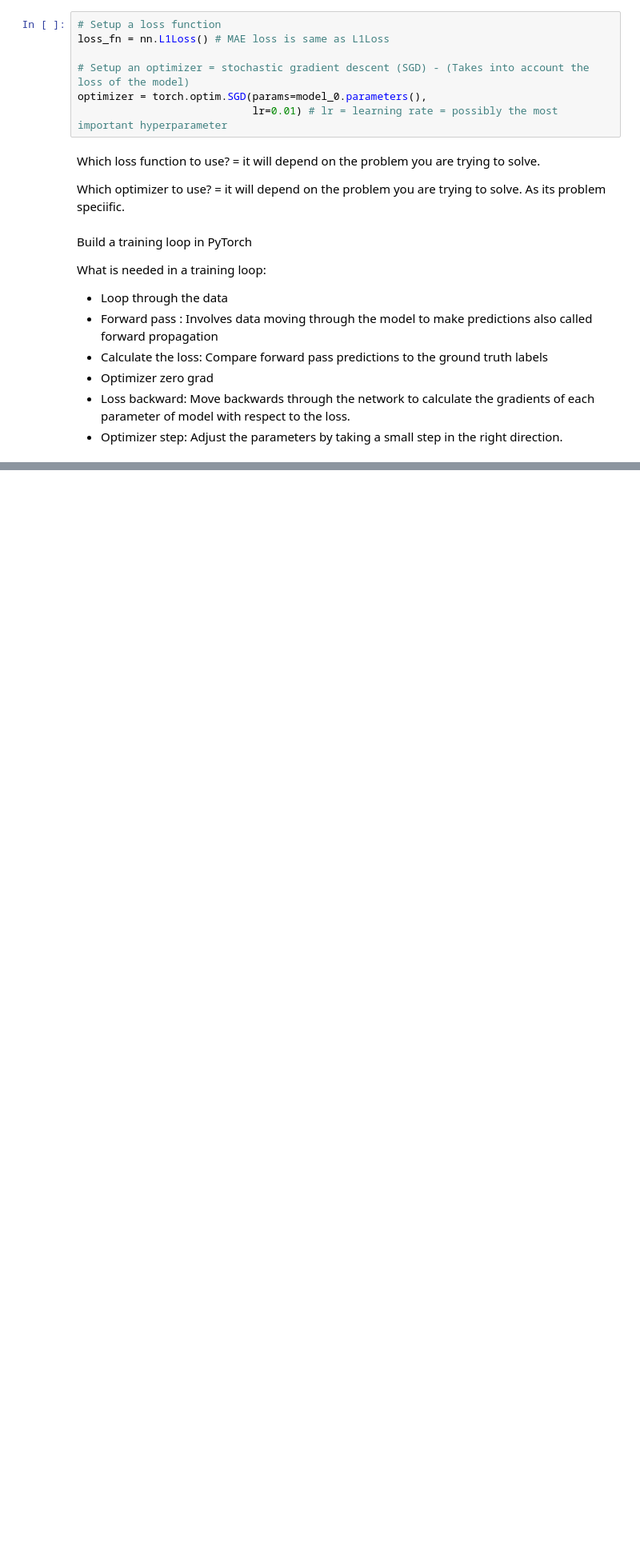
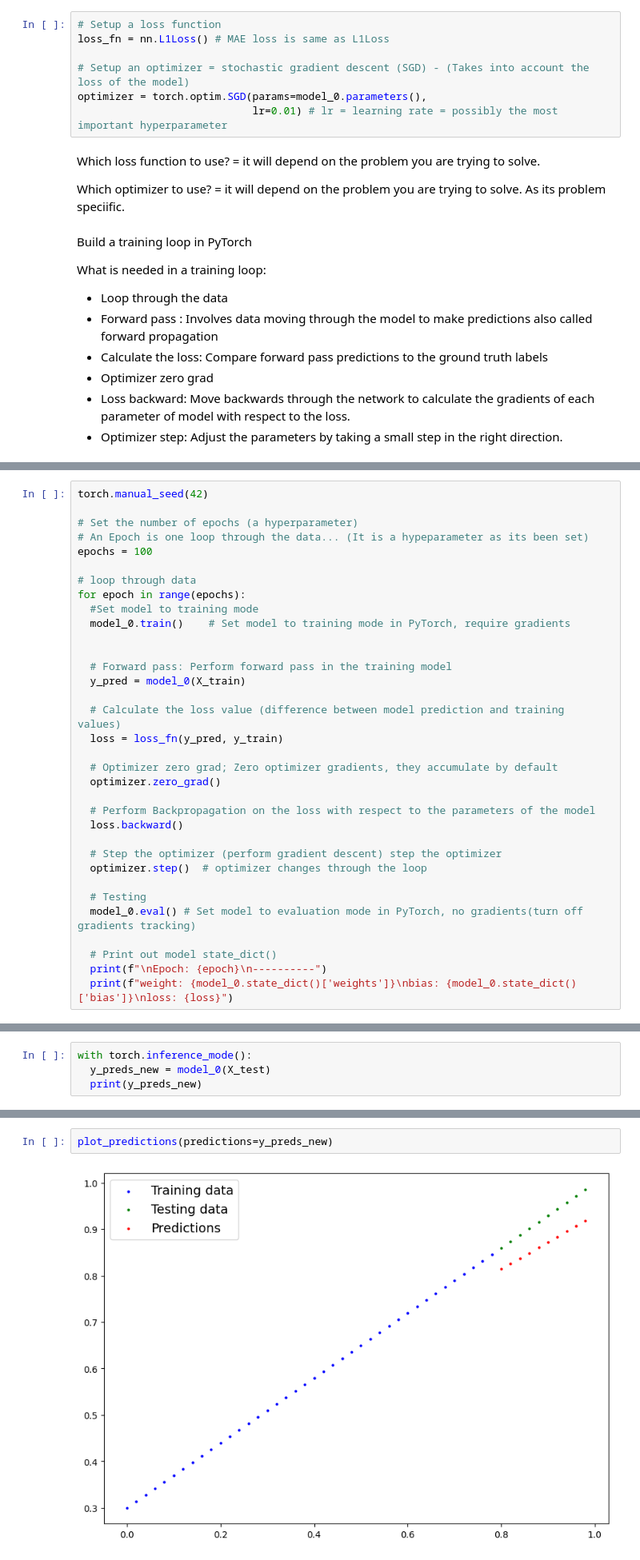
Before and after one commit to EngrIBGIT/Projects_Deep_Learning_PyTorch, a Jupyter notebook: Project_Deep_Learning_PyTorch.ipynb, the cells around one changed output, grey strips where cells are left out. Shown at 80% size. Saved outputs shown, nothing was run; the diff lists cells and outputs as text; blank space fills up the shorter version.

```diff
--- a/Project_Deep_Learning_PyTorch.ipynb
+++ b/Project_Deep_Learning_PyTorch.ipynb
@@ -1301,0 +1348,34 @@ for epoch in range(epochs):
+# %%
+torch.manual_seed(42)
+
+# Set the number of epochs (a hyperparameter)
+# An Epoch is one loop through the data... (It is a hypeparameter as its been set)
+epochs = 100
+
+# loop through data
+for epoch in range(epochs):
+  #Set model to training mode
+  model_0.train()    # Set model to training mode in PyTorch, require gradients
+
+
+  # Forward pass: Perform forward pass in the training model
+  y_pred = model_0(X_train)
+
+  # Calculate the loss value (difference between model prediction and training values)
+  loss = loss_fn(y_pred, y_train)
+
+  # Optimizer zero grad; Zero optimizer gradients, they accumulate by default
+  optimizer.zero_grad()
+
+  # Perform Backpropagation on the loss with respect to the parameters of the model
+  loss.backward()
+
+  # Step the optimizer (perform gradient descent) step the optimizer
+  optimizer.step()  # optimizer changes through the loop
+
+  # Testing
+  model_0.eval() # Set model to evaluation mode in PyTorch, no gradients(turn off gradients tracking)
+
+  # Print out model state_dict()
+  print(f"\nEpoch: {epoch}\n----------")
+  print(f"weight: {model_0.state_dict()['weights']}\nbias: {model_0.state_dict()['bias']}\nloss: {loss}")
@@ -1301,0 +1400,4 @@ for epoch in range(epochs):
+# %%
+with torch.inference_mode():
+  y_preds_new = model_0(X_test)
+  print(y_preds_new)
@@ -1301,0 +1419,4 @@ for epoch in range(epochs):
+# %%
+plot_predictions(predictions=y_preds_new)
+# %% [output]
+[figure, added]
```
Also changed, not shown: parts of 11 cells of this notebook.
